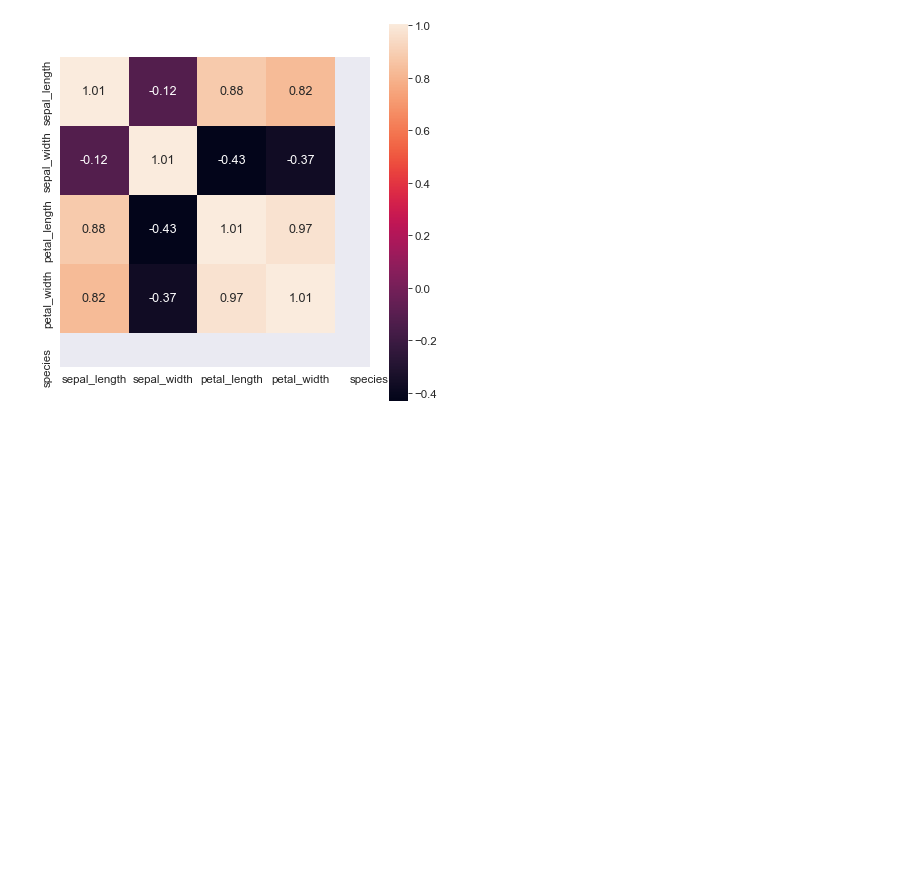
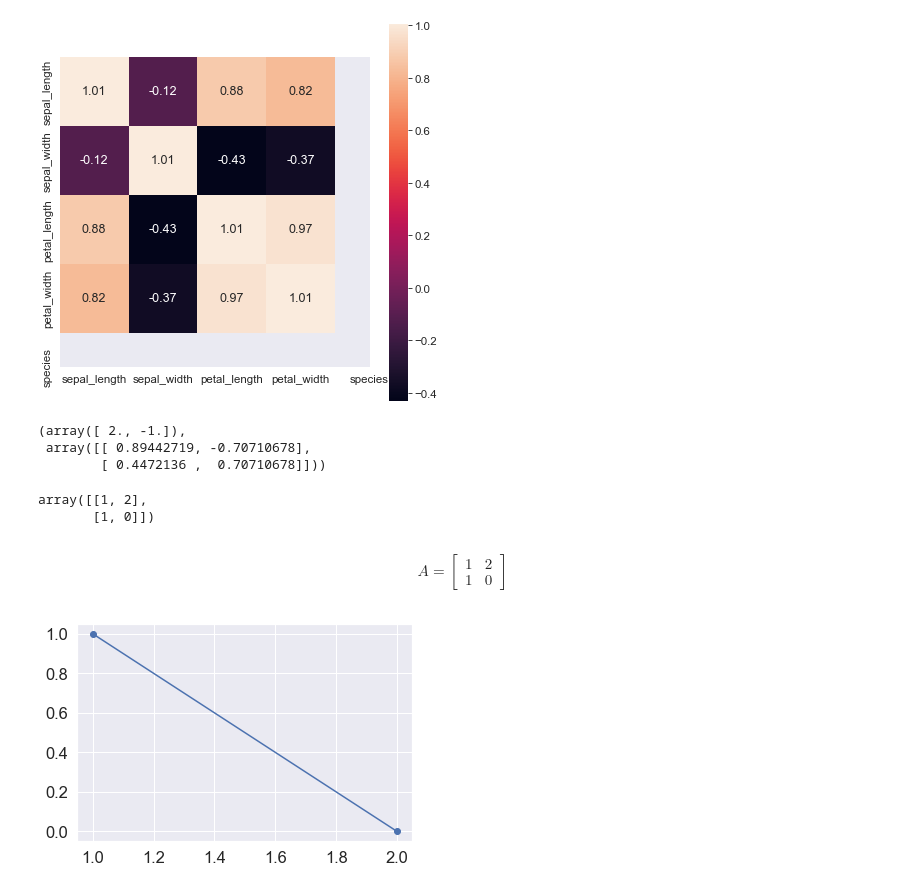
Before and after one commit to GreatestTrain/estadistica-descriptiva, a Jupyter notebook: notebooks/14.correlaciones.ipynb, the cells around one changed output. Cells and saved outputs as stored; diff of their text form; code cells hidden in the pictures; blank space fills up the shorter version.

```diff
--- a/notebooks/14.correlaciones.ipynb
+++ b/notebooks/14.correlaciones.ipynb
@@ -110,3 +110,32 @@ sns.heatmap(covariance_matrix,
 # %% [output]
 <AxesSubplot:>
 [figure]
+# %%
+import numpy as np
+
+A = np.array([[1, 2], [1, 0]])
+values, vectors = np.linalg.eig(A)
+values, vectors
+# %% [output]
+(array([ 2., -1.]),
+ array([[ 0.89442719, -0.70710678],
+        [ 0.4472136 ,  0.70710678]]))
+# %%
+A
+# %% [output]
+array([[1, 2],
+       [1, 0]])
+# %% [markdown]
+$$ A = \left[\begin{matrix}
+1 & 2 \\
+1 & 0
+\end{matrix}\right] $$
+# %%
+fig1, ax1 = plt.subplots()
+x = [[1, 2]]
+y = [[1, 0]]
+for i in range(len(x)):
+    ax1.plot(x[i], y[i], marker='o')
+plt.show()
+# %% [output]
+[figure, added]
```
Also changed, not shown: 3 other files.
